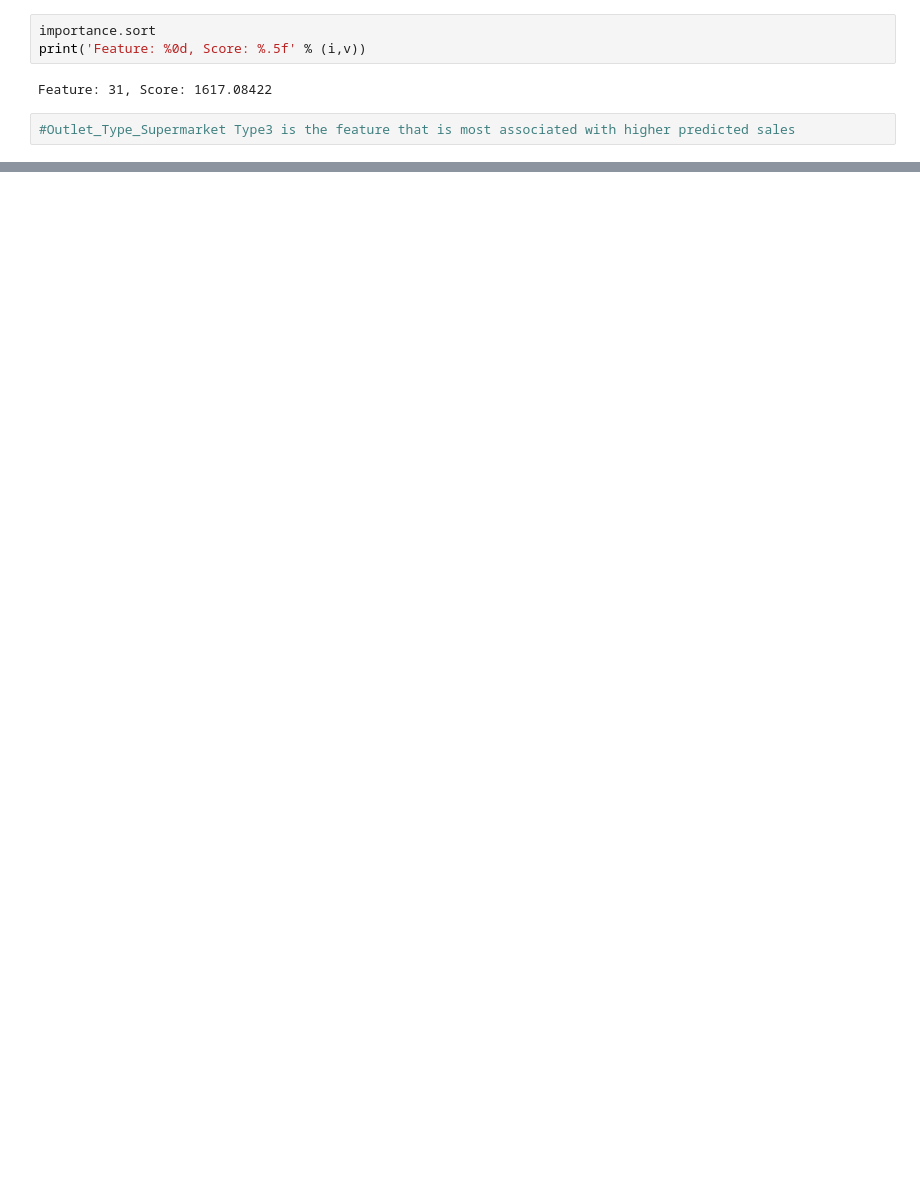
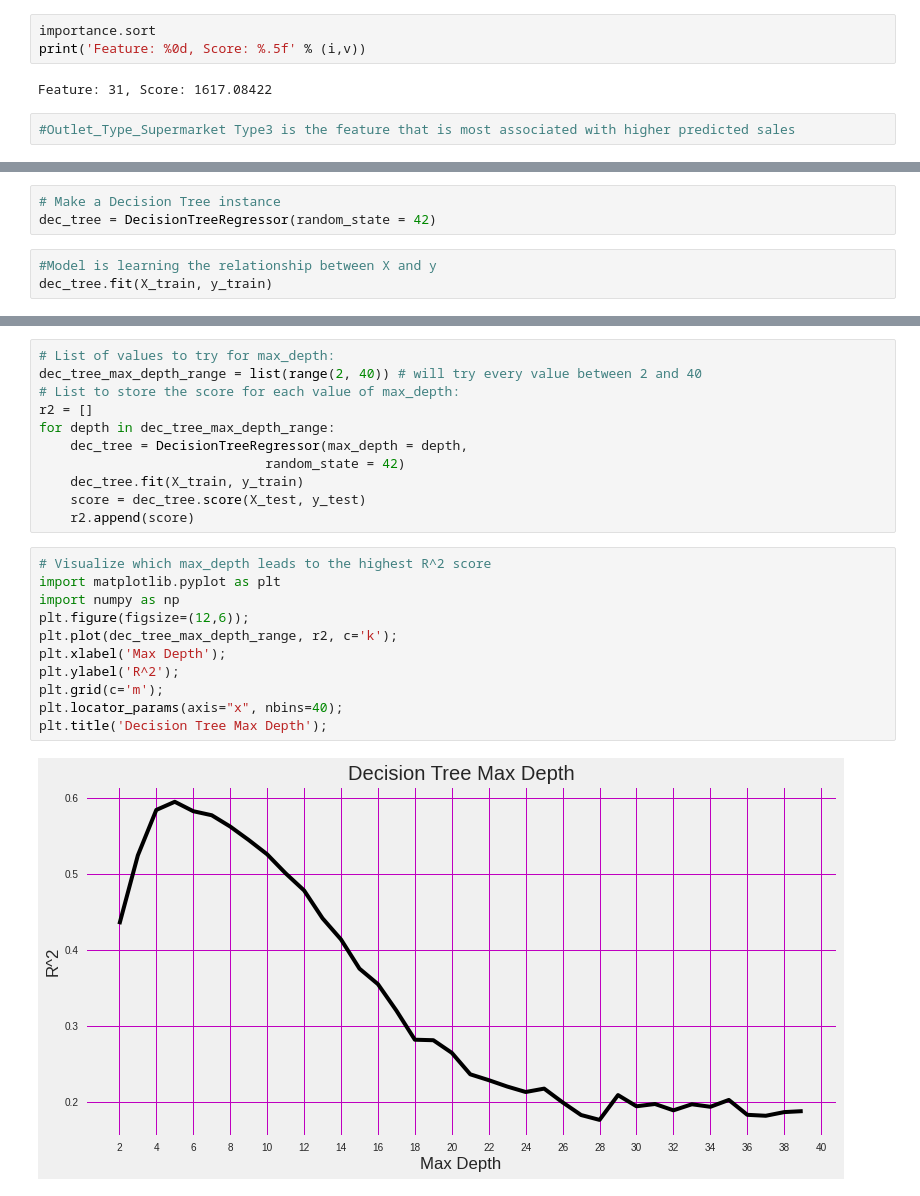
Before and after one commit to Savvy-Slowley/Sales_Predictions, a Jupyter notebook: Sales_Predictions.ipynb, the cells around one changed output, grey strips where cells are left out. Cells and saved outputs as stored; diff of their text form; blank space fills up the shorter version.

```diff
--- a/Sales_Predictions.ipynb
+++ b/Sales_Predictions.ipynb
@@ -493,0 +535,6 @@ Feature: 31, Score: 1617.08422
+# %%
+# Make a Decision Tree instance
+dec_tree = DecisionTreeRegressor(random_state = 42)
+# %%
+#Model is learning the relationship between X and y
+dec_tree.fit(X_train, y_train)
@@ -493,0 +581,24 @@ Feature: 31, Score: 1617.08422
+# %%
+# List of values to try for max_depth:
+dec_tree_max_depth_range = list(range(2, 40)) # will try every value between 2 and 40
+# List to store the score for each value of max_depth:
+r2 = []
+for depth in dec_tree_max_depth_range:
+    dec_tree = DecisionTreeRegressor(max_depth = depth,
+                             random_state = 42)
+    dec_tree.fit(X_train, y_train)
+    score = dec_tree.score(X_test, y_test)
+    r2.append(score)
+# %%
+# Visualize which max_depth leads to the highest R^2 score
+import matplotlib.pyplot as plt
+import numpy as np
+plt.figure(figsize=(12,6));
+plt.plot(dec_tree_max_depth_range, r2, c='k');
+plt.xlabel('Max Depth');
+plt.ylabel('R^2');
+plt.grid(c='m');
+plt.locator_params(axis="x", nbins=40);
+plt.title('Decision Tree Max Depth');
+# %% [output]
+[figure, added]
```
Also changed, not shown: parts of 49 cells of this notebook.
